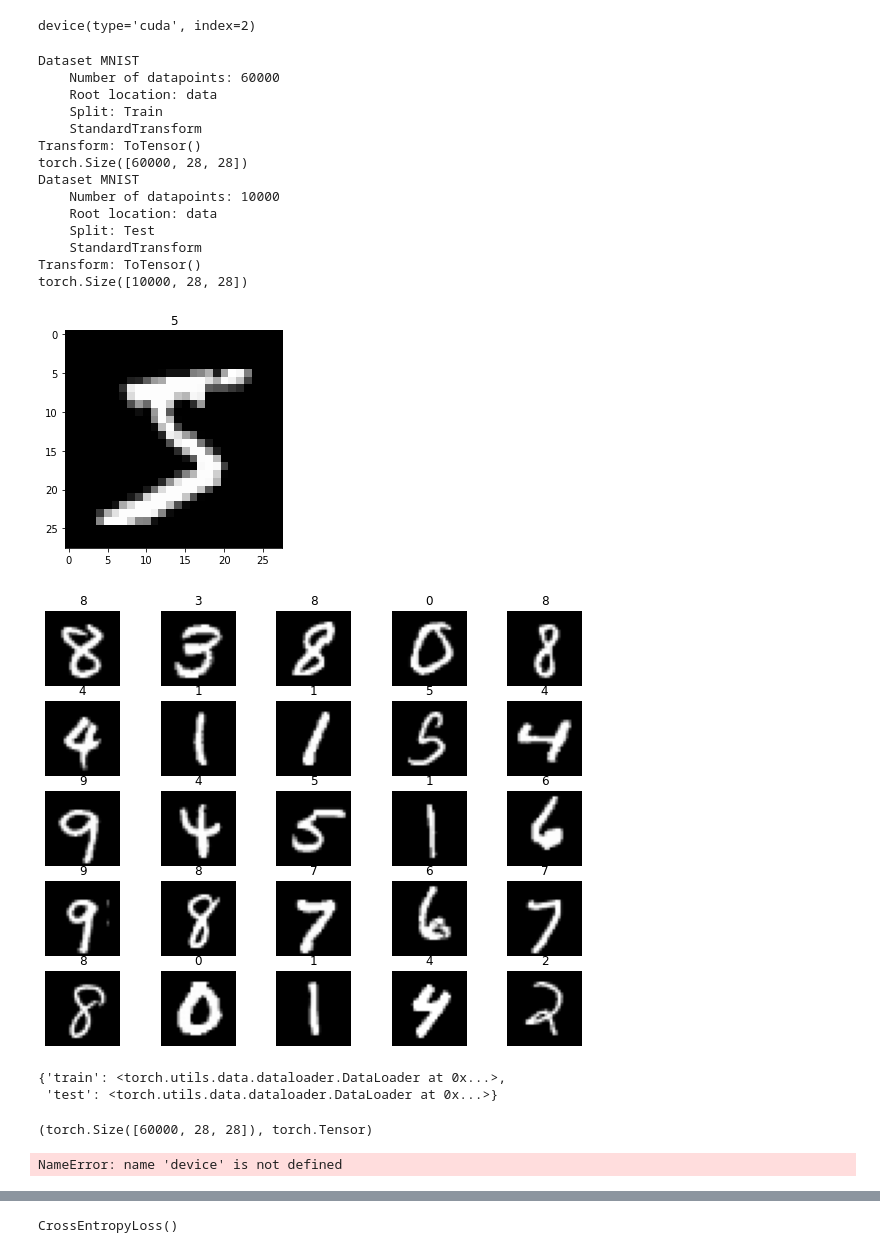
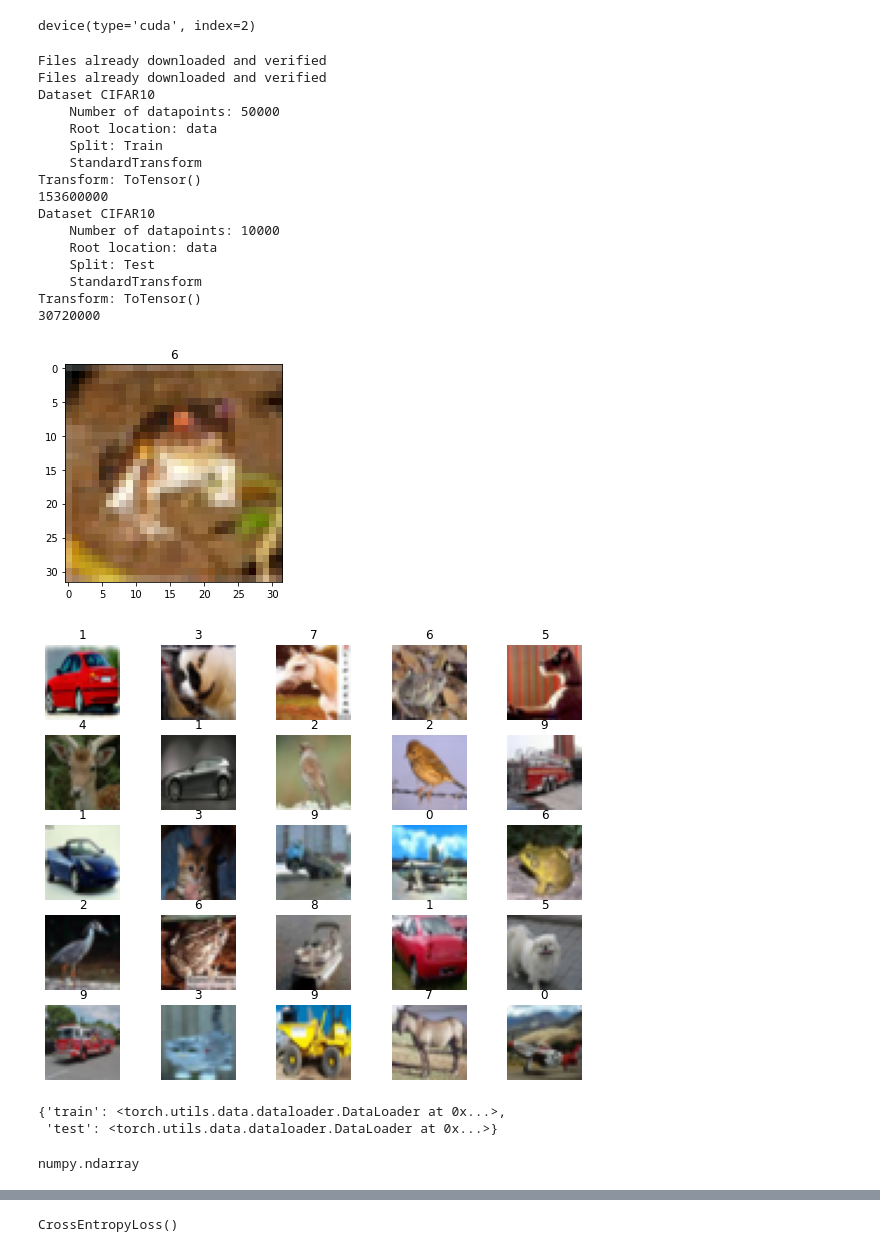
Before and after one commit to jacobyeung/recurrent-vision, a Jupyter notebook: basic_CNN_recurrent.ipynb, the cells around one changed output, grey strips where cells are left out. Saved outputs shown, nothing was run; the diff lists cells and outputs as text; code cells hidden in the pictures.

Commit message:
cifar 10 for recurrent network

```diff
--- a/basic_CNN_recurrent.ipynb
+++ b/basic_CNN_recurrent.ipynb
@@ -29,44 +31,52 @@ train_data = datasets.MNIST(
 test_data = datasets.MNIST(
     root="data", train=False, download=True, transform=transforms.ToTensor()
 )
+train_data = datasets.CIFAR10(
+    root="data", train=True, download=True, transform=transforms.ToTensor()
+)
+test_data = datasets.CIFAR10(
+    root="data", train=False, download=True, transform=transforms.ToTensor()
+)
 print(train_data)
-print(train_data.data.size())
+print(train_data.data.size)
 print(test_data)
-print(test_data.data.size())
+print(test_data.data.size)
 # %% [output]
-Dataset MNIST
-    Number of datapoints: 60000
+Files already downloaded and verified
+Files already downloaded and verified
+Dataset CIFAR10
+    Number of datapoints: 50000
     Root location: data
     Split: Train
     StandardTransform
 Transform: ToTensor()
-torch.Size([60000, 28, 28])
-Dataset MNIST
+153600000
+Dataset CIFAR10
     Number of datapoints: 10000
     Root location: data
     Split: Test
     StandardTransform
 Transform: ToTensor()
-torch.Size([10000, 28, 28])
+30720000
 # %%
 plt.imshow(train_data.data[0], cmap="gray")
 plt.title("%i" % train_data.targets[0])
 plt.show()
 # %% [output]
-[figure, old version]
+[figure, new version]
 # %%
 figure = plt.figure(figsize=(10, 8))
 cols, rows = 5, 5
 for i in range(1, cols * rows + 1):
     sample_idx = torch.randint(len(train_data), size=(1,)).item()
     img, label = train_data[sample_idx]
     figure.add_subplot(rows, cols, i)
     plt.title(label)
     plt.axis("off")
-    plt.imshow(img.squeeze(), cmap="gray")
+    plt.imshow(torch.permute(img.squeeze(), (1, 2, 0)), cmap="gray")
 plt.show()
 # %% [output]
-[figure, old version]
+[figure, new version]
 # %%
 from torch.utils.data import DataLoader
 
@@ -89,9 +99,9 @@ loaders
 {'train': <torch.utils.data.dataloader.DataLoader at 0x...>,
  'test': <torch.utils.data.dataloader.DataLoader at 0x...>}
 # %%
-loaders["train"].dataset.data.size(), type(loaders["train"].dataset.data)
+type(loaders["train"].dataset.data)
 # %% [output]
-(torch.Size([60000, 28, 28]), torch.Tensor)
+numpy.ndarray
 # %%
 import torch.nn as nn
 
@@ -145,8 +155,3 @@ class CNN(nn.Module):
         x = x.view(x.size(0), -1)
         output = self.out(x)
         return output, x  # return x for visualization
-# %%
-cnn = CNN().to(device)
-print(cnn)
-# %% [output]
-NameError: name 'device' is not defined
```
Also changed, not shown: parts of 11 cells of this notebook.
